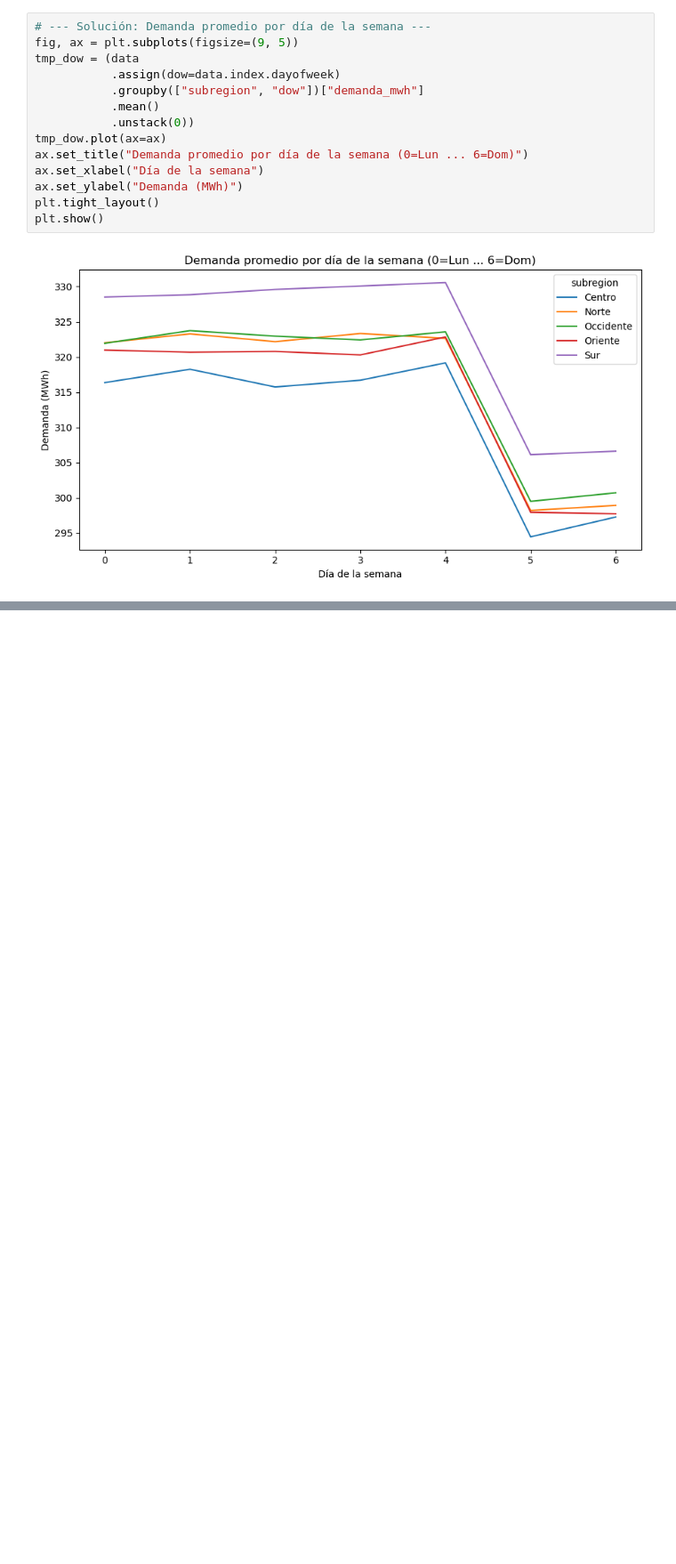
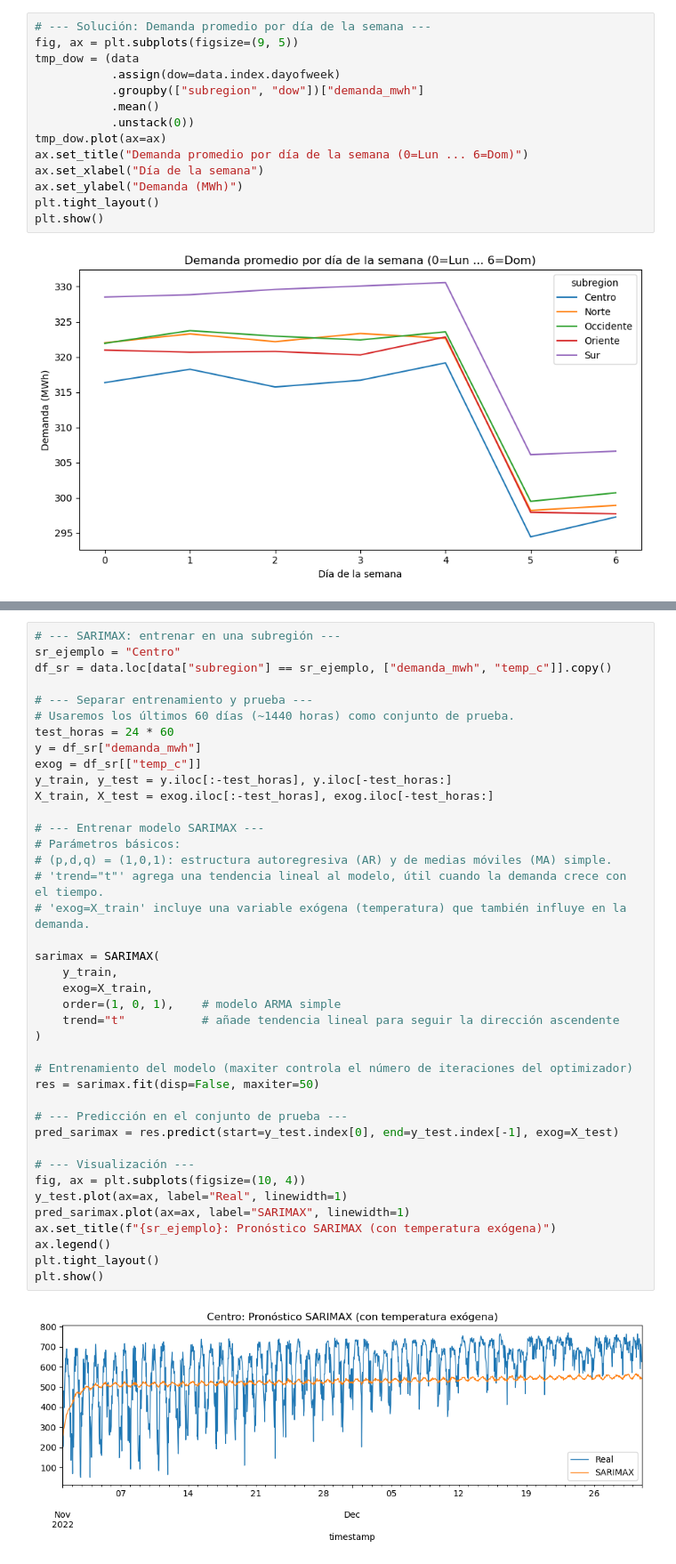
Before and after one commit to gspmalloy/USCO_Feria_Taller_Oct_2025, a Jupyter notebook: Predecir_Demanda_De_Energia_Con_Respuestas.ipynb, the cells around one changed output, grey strips where cells are left out. Shown at 89% size. Saved outputs shown, nothing was run; the diff lists cells and outputs as text; blank space fills up the shorter version.

```diff
--- a/Predecir_Demanda_De_Energia_Con_Respuestas.ipynb
+++ b/Predecir_Demanda_De_Energia_Con_Respuestas.ipynb
@@ -134,0 +246,42 @@ plt.show()
+# %%
+# --- SARIMAX: entrenar en una subregión ---
+sr_ejemplo = "Centro"
+df_sr = data.loc[data["subregion"] == sr_ejemplo, ["demanda_mwh", "temp_c"]].copy()
+
+# --- Separar entrenamiento y prueba ---
+# Usaremos los últimos 60 días (~1440 horas) como conjunto de prueba.
+test_horas = 24 * 60
+y = df_sr["demanda_mwh"]
+exog = df_sr[["temp_c"]]
+y_train, y_test = y.iloc[:-test_horas], y.iloc[-test_horas:]
+X_train, X_test = exog.iloc[:-test_horas], exog.iloc[-test_horas:]
+
+# --- Entrenar modelo SARIMAX ---
+# Parámetros básicos:
+# (p,d,q) = (1,0,1): estructura autoregresiva (AR) y de medias móviles (MA) simple.
+# 'trend="t"' agrega una tendencia lineal al modelo, útil cuando la demanda crece con el tiempo.
+# 'exog=X_train' incluye una variable exógena (temperatura) que también influye en la demanda.
+
+sarimax = SARIMAX(
+    y_train,
+    exog=X_train,
+    order=(1, 0, 1),    # modelo ARMA simple
+    trend="t"           # añade tendencia lineal para seguir la dirección ascendente
+)
+
+# Entrenamiento del modelo (maxiter controla el número de iteraciones del optimizador)
+res = sarimax.fit(disp=False, maxiter=50)
+
+# --- Predicción en el conjunto de prueba ---
+pred_sarimax = res.predict(start=y_test.index[0], end=y_test.index[-1], exog=X_test)
+
+# --- Visualización ---
+fig, ax = plt.subplots(figsize=(10, 4))
+y_test.plot(ax=ax, label="Real", linewidth=1)
+pred_sarimax.plot(ax=ax, label="SARIMAX", linewidth=1)
+ax.set_title(f"{sr_ejemplo}: Pronóstico SARIMAX (con temperatura exógena)")
+ax.legend()
+plt.tight_layout()
+plt.show()
+# %% [output]
+[figure, added]
```
Also changed, not shown: parts of 37 cells of this notebook.
